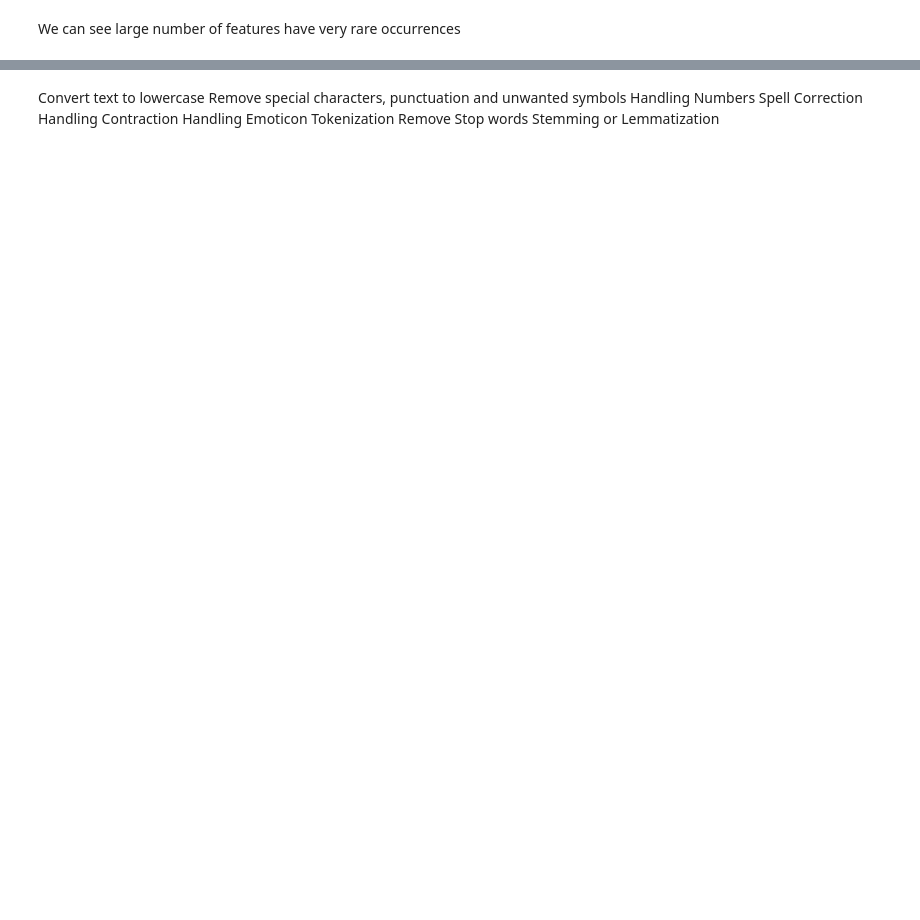
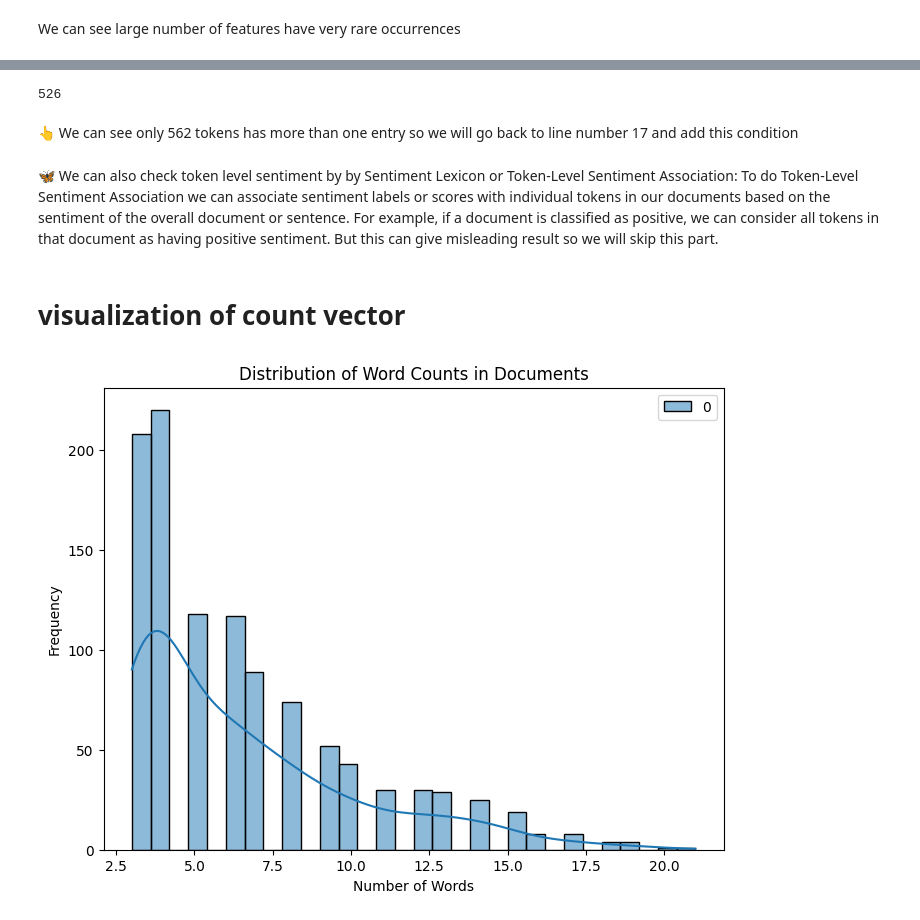
Before and after one commit to TanusreeDas/machine-learning-with-python, a Jupyter notebook: notebooks/first_nlp-sentiment_analysis.ipynb, the cells around one changed output, grey strips where cells are left out. Cells and saved outputs as stored; diff of their text form; code cells hidden in the pictures; blank space fills up the shorter version.

```diff
--- a/notebooks/first_nlp-sentiment_analysis.ipynb
+++ b/notebooks/first_nlp-sentiment_analysis.ipynb
@@ -148,0 +179,2 @@ Lets consider each word as a feature, each sentence (all called as record and do
+# %%
+sentiment_df_preprocessed.dropna(subset=['text'],inplace=True)
@@ -234,10 +298,21 @@ Few stop words-> ['nine', 'full', 'part', 'two', 'amongst', 'mill', 'until', 'sy
-# %% [markdown]
-Convert text to lowercase
-Remove special characters, punctuation and unwanted symbols
-Handling Numbers
-Spell Correction
-Handling Contraction
-Handling Emoticon
-Tokenization
-Remove Stop words
-Stemming or Lemmatization
+# %%
+feature_counts=bow_dense_vector_df.sum(axis=0).to_frame().sort_values(by=0,ascending=False)
+len(feature_counts[feature_counts[0]>1])
+# %% [output]
+526
+# %% [markdown]
+👆 We can see only 562 tokens has more than one entry so we will go back to line number 17 and add this condition
+# %% [markdown]
+🦋 We can also check token level sentiment by by Sentiment Lexicon or Token-Level Sentiment Association: To do Token-Level Sentiment Association we can associate sentiment labels or scores with individual tokens in our documents based on the sentiment of the overall document or sentence. For example, if a document is classified as positive, we can consider all tokens in that document as having positive sentiment. But this can give misleading result so we will skip this part.
+# %% [markdown]
+# visualization of count vector
+# %%
+word_counts = bow_sparse_vector.sum(axis=1)
+plt.figure(figsize=(8, 6))
+sns.histplot(word_counts, bins=30, kde=True)
+plt.title('Distribution of Word Counts in Documents')
+plt.xlabel('Number of Words')
+plt.ylabel('Frequency')
+plt.show()
+# %% [output]
+[figure, added]
```
Also changed, not shown: parts of 49 cells of this notebook.
